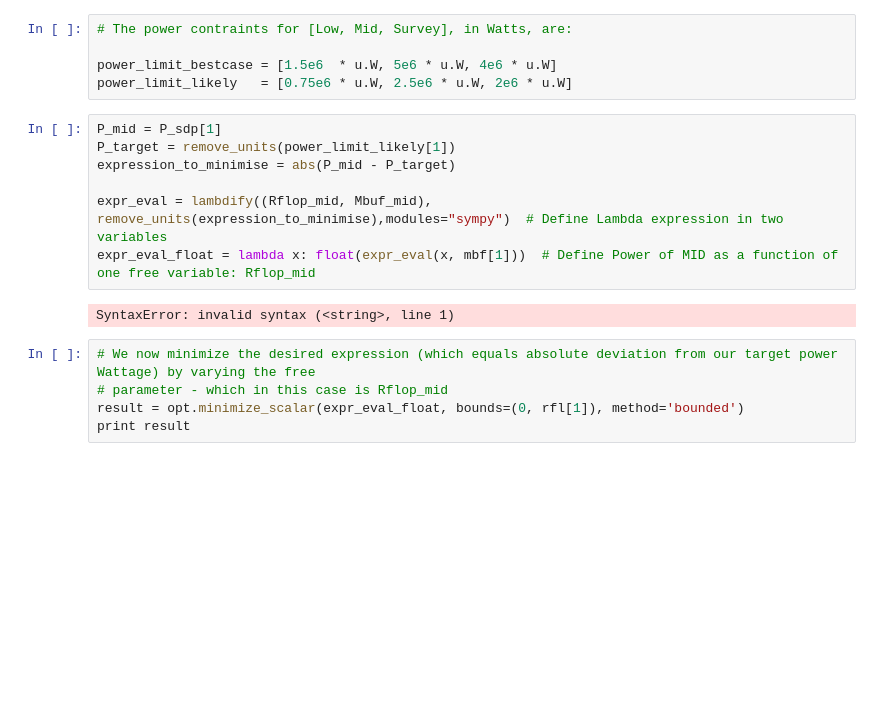
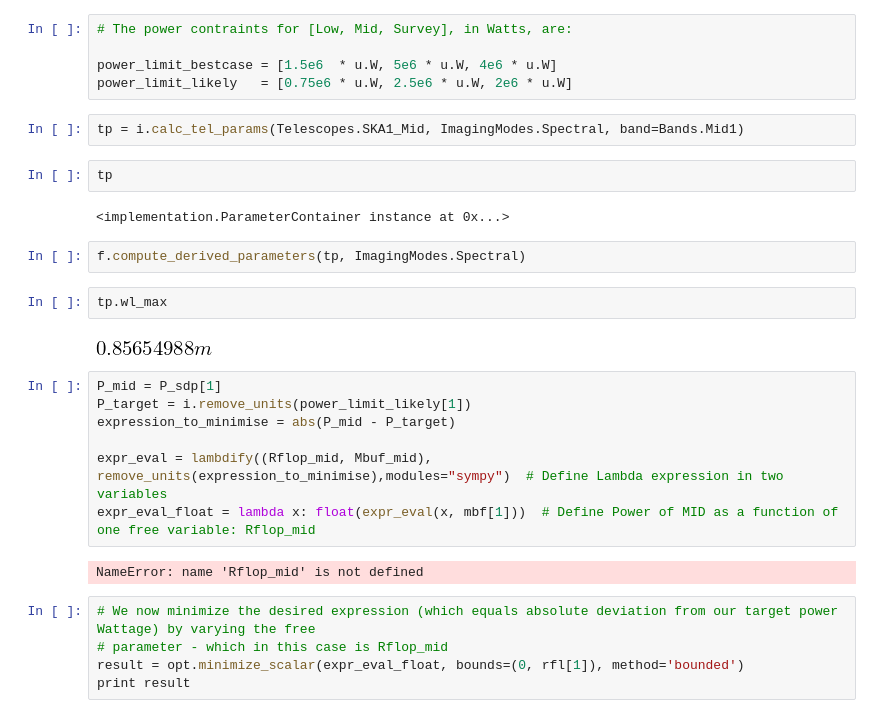
Before and after one commit to top-sim/sdp-par-model, a Jupyter notebook: iPython/SKA1_Performance_Model_PDR05.ipynb, the cells around one changed output. Saved outputs shown, nothing was run; the diff lists cells and outputs as text; blank space fills up the shorter version.

```diff
--- a/iPython/SKA1_Performance_Model_PDR05.ipynb
+++ b/iPython/SKA1_Performance_Model_PDR05.ipynb
@@ -616,15 +622,27 @@ P_sdp_eval(rfl[0],rfl[1],rfl[2],mbf[0],mbf[1],mbf[2])/1e6
 
 power_limit_bestcase = [1.5e6  * u.W, 5e6 * u.W, 4e6 * u.W]
 power_limit_likely   = [0.75e6 * u.W, 2.5e6 * u.W, 2e6 * u.W]
+# %%
+tp = i.calc_tel_params(Telescopes.SKA1_Mid, ImagingModes.Spectral, band=Bands.Mid1)
+# %%
+tp
+# %% [output]
+<implementation.ParameterContainer instance at 0x...>
+# %%
+f.compute_derived_parameters(tp, ImagingModes.Spectral)
+# %%
+tp.wl_max
+# %% [output]
+[figure, added]
 # %%
 P_mid = P_sdp[1]
-P_target = remove_units(power_limit_likely[1])
+P_target = i.remove_units(power_limit_likely[1])
 expression_to_minimise = abs(P_mid - P_target)
 
 expr_eval = lambdify((Rflop_mid, Mbuf_mid), remove_units(expression_to_minimise),modules="sympy")  # Define Lambda expression in two variables
 expr_eval_float = lambda x: float(expr_eval(x, mbf[1]))  # Define Power of MID as a function of one free variable: Rflop_mid
 # %% [output]
-SyntaxError: invalid syntax (<string>, line 1)
+NameError: name 'Rflop_mid' is not defined
 # %%
 # We now minimize the desired expression (which equals absolute deviation from our target power Wattage) by varying the free
 # parameter - which in this case is Rflop_mid
```
Also changed, not shown: parts of 12 cells of this notebook, 7 other files.
